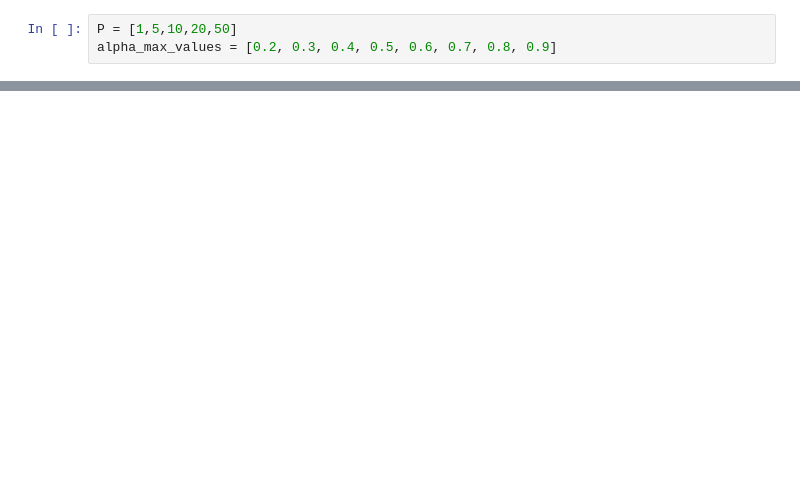
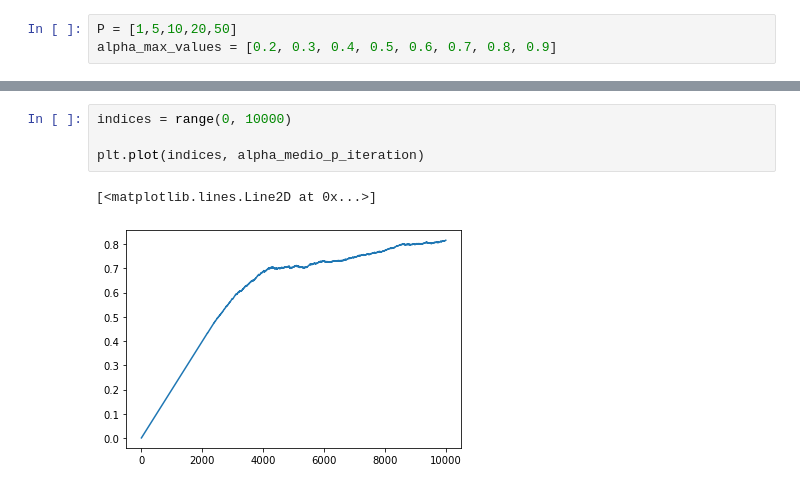
Before and after one commit to Danub2002/Linear-Hashing-Analysis, a Jupyter notebook: Análise Hashing Linear.ipynb, the cells around one changed output, grey strips where cells are left out. Drawn from its saved outputs; the diff is of its cells as text; blank space fills up the shorter version.

```diff
--- a/Análise Hashing Linear.ipynb
+++ b/Análise Hashing Linear.ipynb
@@ -95 +263,8 @@ plt.plot(alpha_max_values, alpha_medioAM)
+# %%
+indices = range(0, 10000)
+
+plt.plot(indices, alpha_medio_p_iteration)
+# %% [output]
+[<matplotlib.lines.Line2D at 0x...>]
+[figure, added]
 # %%
```
Also changed, not shown: parts of 22 cells of this notebook, 1 other file.
